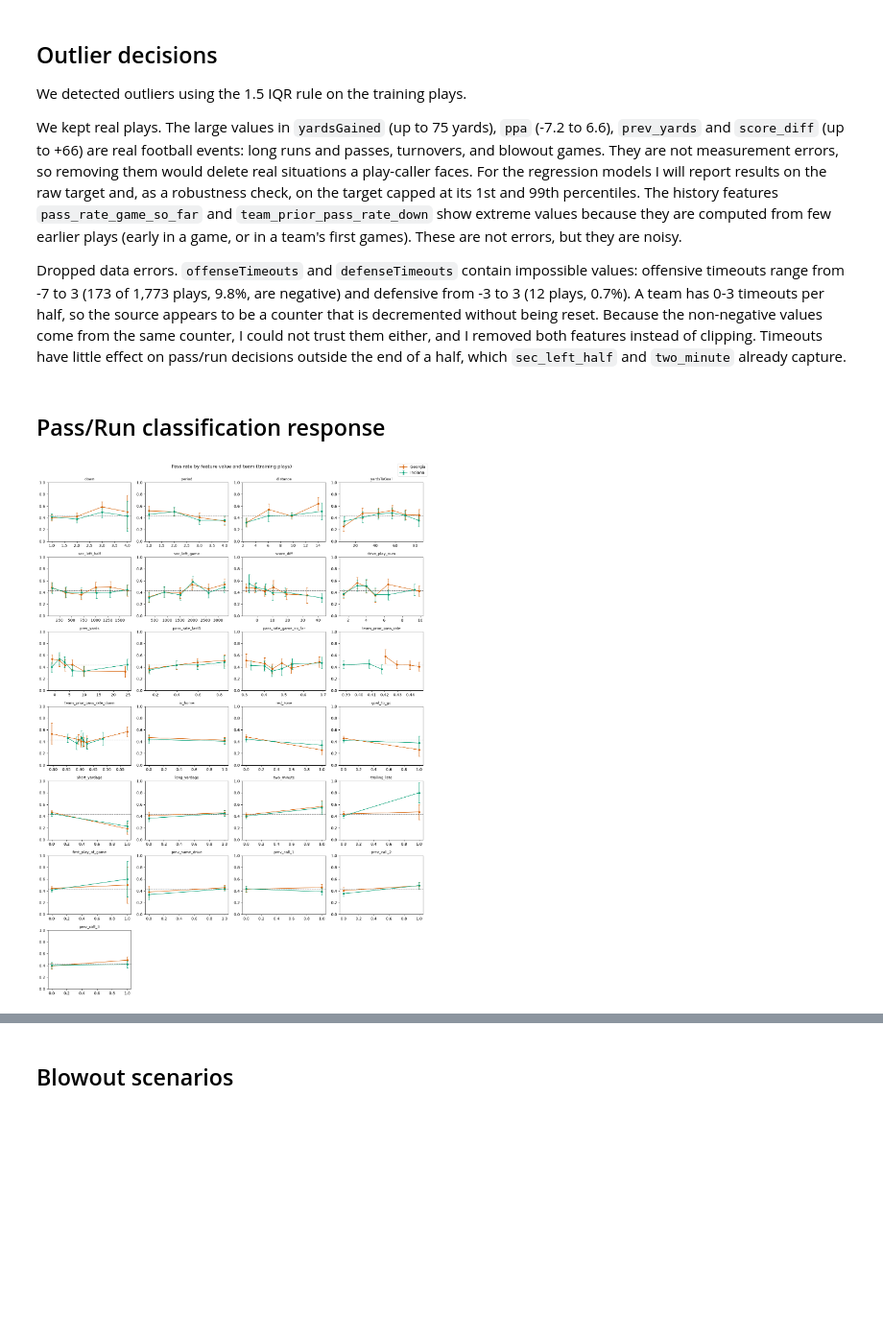
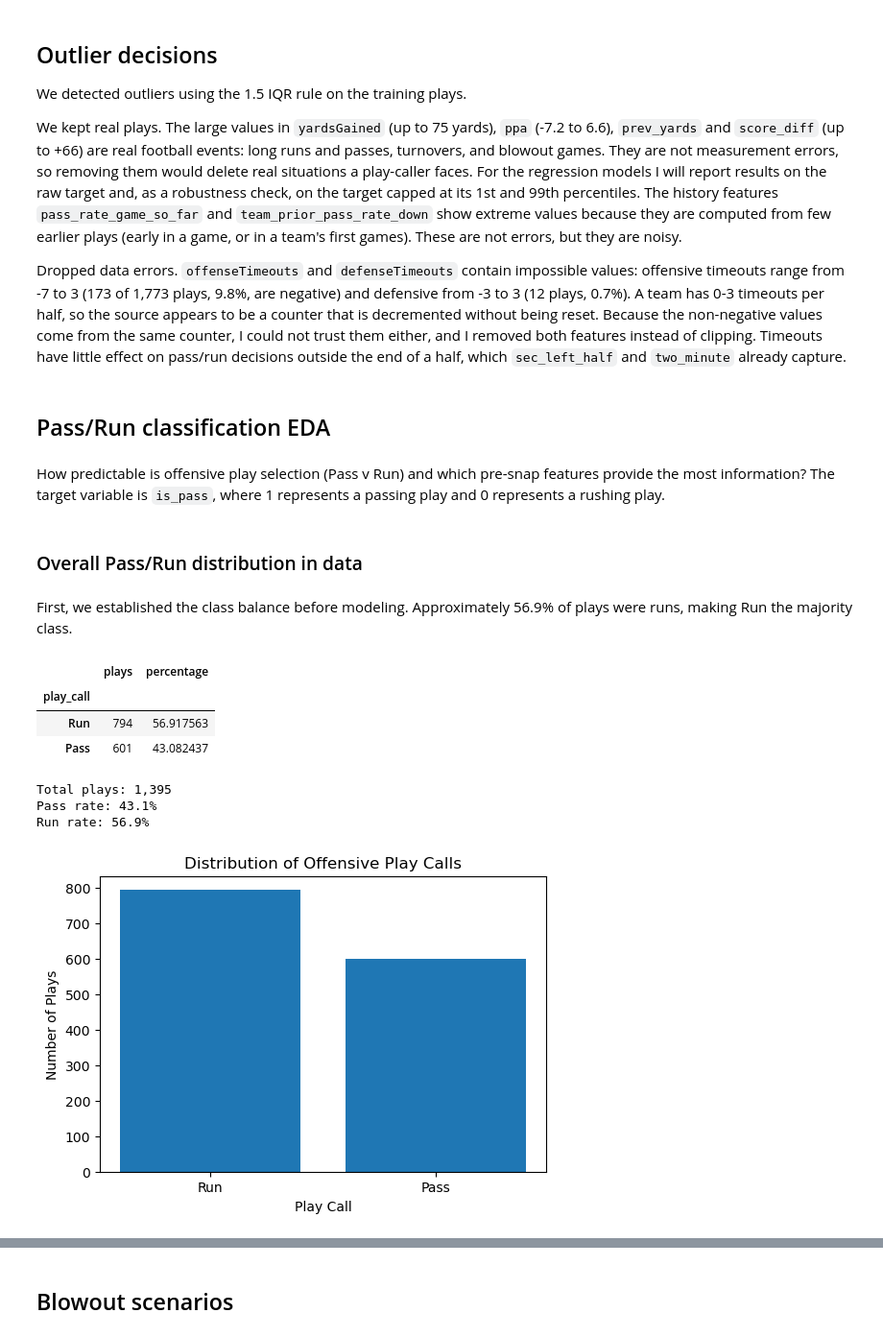
Before and after one commit to wrennicol/college-football-play-prediction, a Jupyter notebook: notebooks/01b_data_eda.ipynb, the cells around one changed output, grey strips where cells are left out. Shown at 96% size. Drawn from its saved outputs; the diff is of its cells as text; code cells hidden in the pictures; blank space fills up the shorter version.

```diff
--- a/notebooks/01b_data_eda.ipynb
+++ b/notebooks/01b_data_eda.ipynb
@@ -244,35 +266,48 @@ both features instead of clipping. Timeouts have little effect on
 pass/run decisions outside the end of a half, which `sec_left_half` and
 `two_minute` already capture.
 # %% [markdown]
-## Pass/Run classification response
+## Pass/Run classification EDA
-# %%
-def rate_table(f, df=eda, max_levels=8, q=6):
-    d = df[[f, "is_pass", "requested_team"]].dropna().copy()
-    if d[f].nunique() <= max_levels:
-        d["bin"] = d[f]
-    else:
-        d["bin"] = pd.qcut(d[f], q=q, duplicates="drop")
-    out = (d.groupby(["requested_team", "bin"], observed=True)
-             .agg(rate=("is_pass", "mean"), n=("is_pass", "size"), x=(f, "mean"))
-             .reset_index())
-    out["se"] = np.sqrt(out["rate"] * (1 - out["rate"]) / out["n"])
-    return out
-
-fig, axes = make_grid(len(feature_cols))
-for ax, f in zip(axes, feature_cols):
-    if eda[f].nunique() < 2:
-        ax.set_visible(False)
-        continue
-    out = rate_table(f)
-    out = out[out["n"] >= 10]
-    for team, sub in out.groupby("requested_team"):
-        ax.errorbar(sub["x"], sub["rate"], yerr=1.96 * sub["se"], marker="o", ms=4, lw=1.2,
-                    capsize=2, color=TEAM_COLORS[team], label=team)
-    ax.axhline(eda["is_pass"].mean(), color="k", ls="--", lw=0.8, alpha=0.6)
-    ax.set_ylim(0, 1); ax.set_title(f, fontsize=9)
-handles, labels = axes[0].get_legend_handles_labels()
-fig.legend(handles, labels, loc="upper right")
-fig.suptitle("Pass rate by feature value and team (training plays)", y=1.0)
-fig.tight_layout(); savefig(fig, "05_pass_rate_by_feature"); plt.show()
-# %% [output]
-[figure, removed]
+# %% [markdown]
+How predictable is offensive play selection (Pass v Run) and which pre-snap features provide the most information? The target variable is `is_pass`, where 1 represents a passing play and 0 represents a rushing play.
+# %% [markdown]
+### Overall Pass/Run distribution in data
+# %% [markdown]
+First, we established the class balance before modeling. Approximately 56.9% of plays were runs, making Run the majority class.
+# %%
+play_counts = eda["play_call"].value_counts()
+play_rates = eda["play_call"].value_counts(normalize=True) * 100
+
+classification_summary = pd.DataFrame({
+    "plays": play_counts,
+    "percentage": play_rates
+})
+
+display(classification_summary)
+
+print(f"Total plays: {len(eda):,}")
+print(f"Pass rate: {eda['is_pass'].mean():.1%}")
+print(f"Run rate: {1 - eda['is_pass'].mean():.1%}")
+
+plt.figure(figsize=(6, 4))
+
+sns = None  # Not using seaborn
+
+plt.bar(
+    ["Run", "Pass"],
+    [play_counts.get(0, 0), play_counts.get(1, 0)]
+)
+
+plt.title("Distribution of Offensive Play Calls")
+plt.xlabel("Play Call")
+plt.ylabel("Number of Plays")
+savefig(fig, "classification_pass_run_distribution")
+plt.show()
+# %% [output]
+|  | plays | percentage |
+| play_call |  |  |
+| Run | 794 | 56.917563 |
+| Pass | 601 | 43.082437 |
+Total plays: 1,395
+Pass rate: 43.1%
+Run rate: 56.9%
+[figure, added]
```
Also changed, not shown: parts of 61 cells of this notebook, 58 other files.
